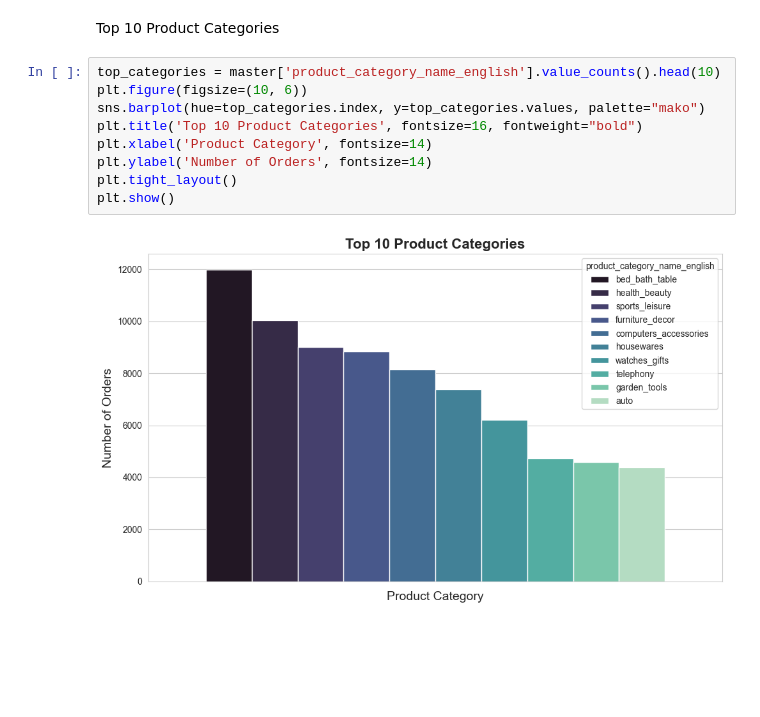
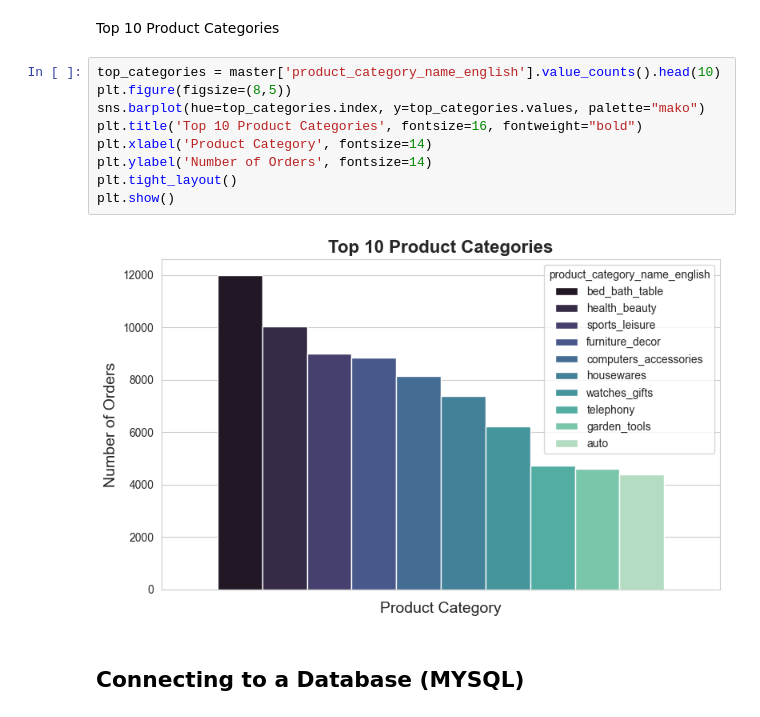
Before and after one commit to soumojit-dev/Ecommerce-Data-Analysis, a Jupyter notebook: analysis.ipynb, the cells around one changed output. Drawn from its saved outputs; the diff is of its cells as text; blank space fills up the shorter version.

```diff
--- a/analysis.ipynb
+++ b/analysis.ipynb
@@ -275,12 +275,14 @@ Passing `palette` without assigning `hue` is deprecated and will be removed in v
 Top 10 Product Categories
 # %%
 top_categories = master['product_category_name_english'].value_counts().head(10)
-plt.figure(figsize=(10, 6))
+plt.figure(figsize=(8,5))
 sns.barplot(hue=top_categories.index, y=top_categories.values, palette="mako")
 plt.title('Top 10 Product Categories', fontsize=16, fontweight="bold")
 plt.xlabel('Product Category', fontsize=14)
 plt.ylabel('Number of Orders', fontsize=14)
 plt.tight_layout()
 plt.show()
 # %% [output]
-[figure, old version]
+[figure, new version]
+# %% [markdown]
+## Connecting to a Database (MYSQL)
```
Also changed, not shown: parts of 6 cells of this notebook, 1 other file.
